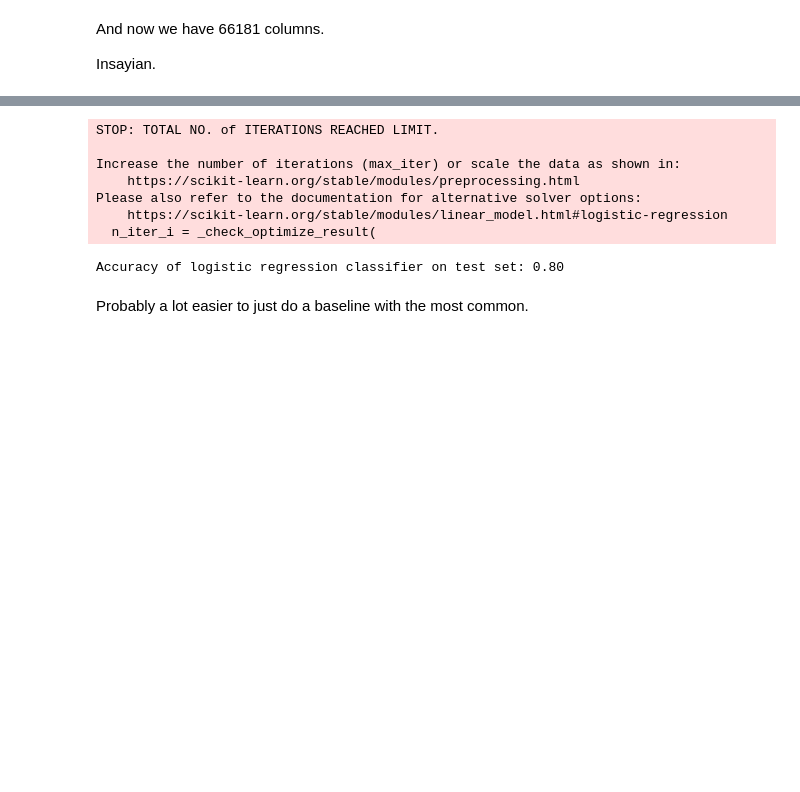
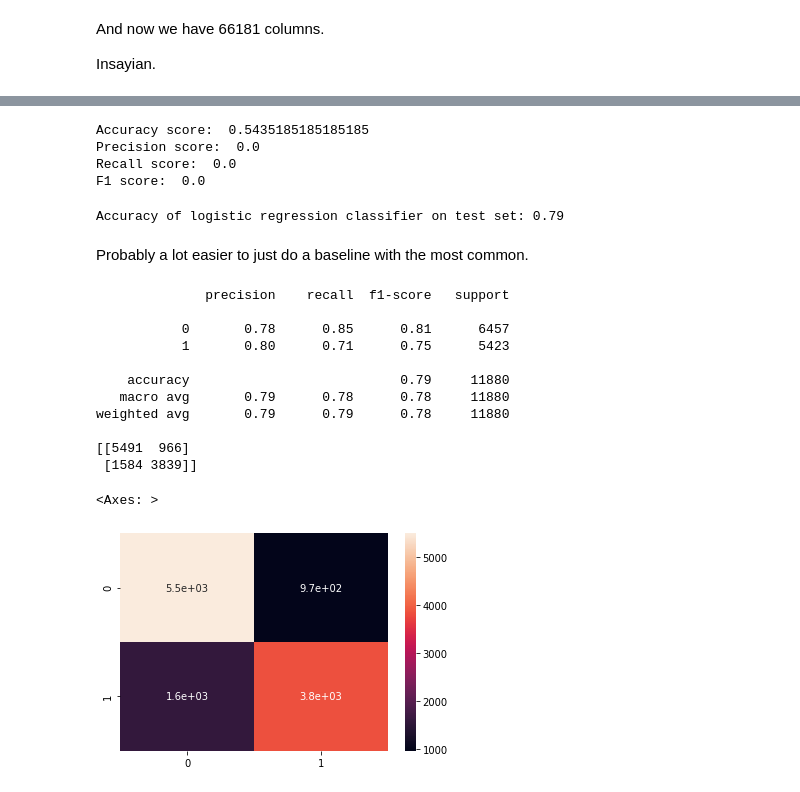
Before and after one commit to Kaewin/Predicting-Water-Wells-In-Need-Of-Repair-For-The-Government-Of-Tanzania, a Jupyter notebook: eda2.ipynb, the cells around one changed output, grey strips where cells are left out. Drawn from its saved outputs; the diff is of its cells as text; code cells hidden in the pictures; blank space fills up the shorter version.

```diff
--- a/eda2.ipynb
+++ b/eda2.ipynb
@@ -100,20 +268,61 @@ y_test shape:  (11880,)
+# %%
+from sklearn.dummy import DummyClassifier
+from sklearn.metrics import accuracy_score, precision_score, recall_score, f1_score
+
+# Create a baseline model
+dummy = DummyClassifier(strategy='most_frequent')
+dummy.fit(X_train, y_train)
+
+# Make predictions
+y_pred = dummy.predict(X_test)
+
+# Evaluate performance
+print('Accuracy score: ', accuracy_score(y_test, y_pred))
+print('Precision score: ', precision_score(y_test, y_pred))
+print('Recall score: ', recall_score(y_test, y_pred))
+print('F1 score: ', f1_score(y_test, y_pred))
+# %% [output]
+Accuracy score:  0.5435185185185185
+Precision score:  0.0
+Recall score:  0.0
+F1 score:  0.0
 # %%
 # Feed into logistic regression
 from sklearn.linear_model import LogisticRegression
 from sklearn.metrics import accuracy_score
 
-logreg = LogisticRegression()
+logreg = LogisticRegression(max_iter=1000)
 logreg.fit(X_train, y_train)
 y_pred = logreg.predict(X_test)
 print('Accuracy of logistic regression classifier on test set: {:.2f}'.format(accuracy_score(y_test, y_pred)))
 # %% [output]
-STOP: TOTAL NO. of ITERATIONS REACHED LIMIT.
-
-Increase the number of iterations (max_iter) or scale the data as shown in:
-    https://scikit-learn.org/stable/modules/preprocessing.html
-Please also refer to the documentation for alternative solver options:
-    https://scikit-learn.org/stable/modules/linear_model.html#logistic-regression
-  n_iter_i = _check_optimize_result(
+Accuracy of logistic regression classifier on test set: 0.79
-Accuracy of logistic regression classifier on test set: 0.80
 # %% [markdown]
 Probably a lot easier to just do a baseline with the most common.
+# %%
+# print out metrics for my model
+from sklearn.metrics import classification_report
+print(classification_report(y_test, y_pred))
+
+# confusion matrix
+from sklearn.metrics import confusion_matrix
+confusion_matrix = confusion_matrix(y_test, y_pred)
+print(confusion_matrix)
+
+# plot confusion matrix
+import seaborn as sns
+sns.heatmap(confusion_matrix, annot=True)
+# %% [output]
+              precision    recall  f1-score   support
+
+           0       0.78      0.85      0.81      6457
+           1       0.80      0.71      0.75      5423
+
+    accuracy                           0.79     11880
+   macro avg       0.79      0.78      0.78     11880
+weighted avg       0.79      0.79      0.78     11880
+
+[[5491  966]
+ [1584 3839]]
+<Axes: >
+[figure, added]
```
Also changed, not shown: parts of 24 cells of this notebook, 2 other files.
